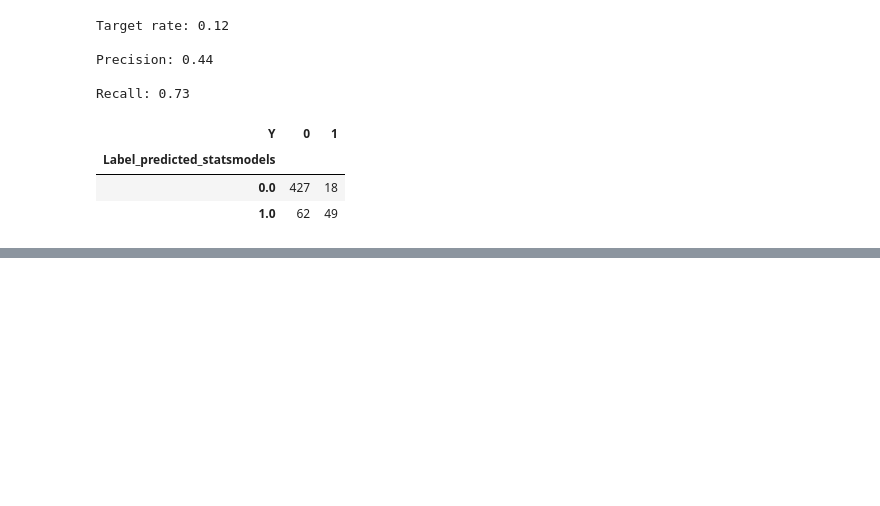
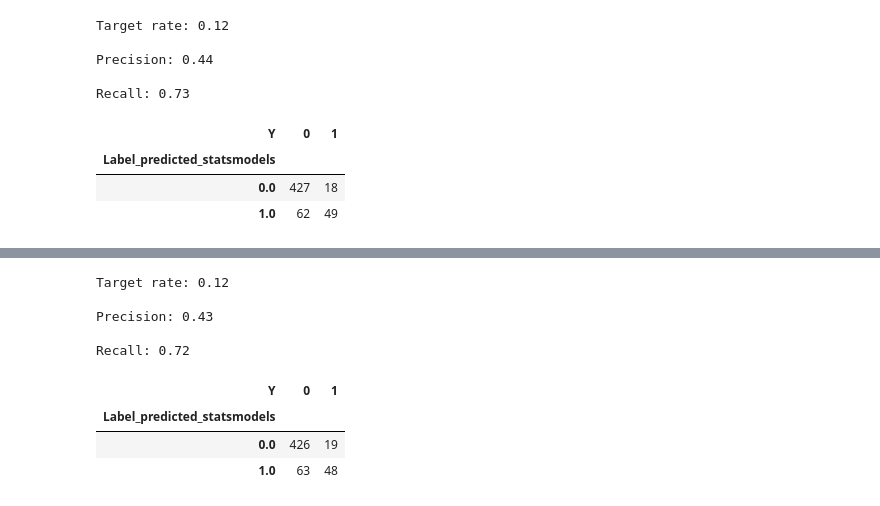
Before and after one commit to jharris121/AcademyPublic, a Jupyter notebook: Session5 - Modelling.ipynb, the cells around one changed output, grey strips where cells are left out. Cells and saved outputs as stored; diff of their text form; code cells hidden in the pictures; blank space fills up the shorter version.

```diff
--- a/Session5 - Modelling.ipynb
+++ b/Session5 - Modelling.ipynb
@@ -1251,0 +1305,24 @@ Recall: 0.73
+# %%
+# On this first test it appears that the Ridge regression is less powerful than the logistic one.
+lr_skl_lasso = LogisticRegression(random_state=893717398,
+                                  max_iter=300,
+                                  penalty='l1',
+                                  solver='liblinear').fit(train_smote[['volatile acidity',
+                                                       'chlorides', 'total sulfur dioxide',
+                                                       'density', 'sulphates',
+                                                       'alcohol', 'citric_cat_A']],
+                                                        train_smote['Y'])
+
+test = pd.concat([test, pd.Series(lr_skl_lasso.predict_proba(test[['volatile acidity',
+                                                             'chlorides',
+                                                             'total sulfur dioxide',
+                                                             'density', 'sulphates',
+                                                             'alcohol', 'citric_cat_A']])[:,1],
+                                  name='Predict_sklearn_reglog_lasso')], axis=1)
+
+oot = pd.concat([oot, pd.Series(lr_skl_lasso.predict_proba(oot[['volatile acidity',
+                                                             'chlorides',
+                                                             'total sulfur dioxide',
+                                                             'density', 'sulphates',
+                                                             'alcohol', 'citric_cat_A']])[:,1],
+                                  name='Predict_sklearn_reglog_lasso')], axis=1)
@@ -1251,0 +1341,12 @@ Recall: 0.73
+# %%
+confusion_matrix(oot, 'Y', 'Predict_sklearn_reglog_lasso', 111)
+# %% [output]
+Target rate: 0.12
+
+Precision: 0.43
+
+Recall: 0.72
+| Y | 0 | 1 |
+| Label_predicted_statsmodels |  |  |
+| 0.0 | 426 | 19 |
+| 1.0 | 63 | 48 |
```
Also changed, not shown: parts of 4 cells of this notebook.
